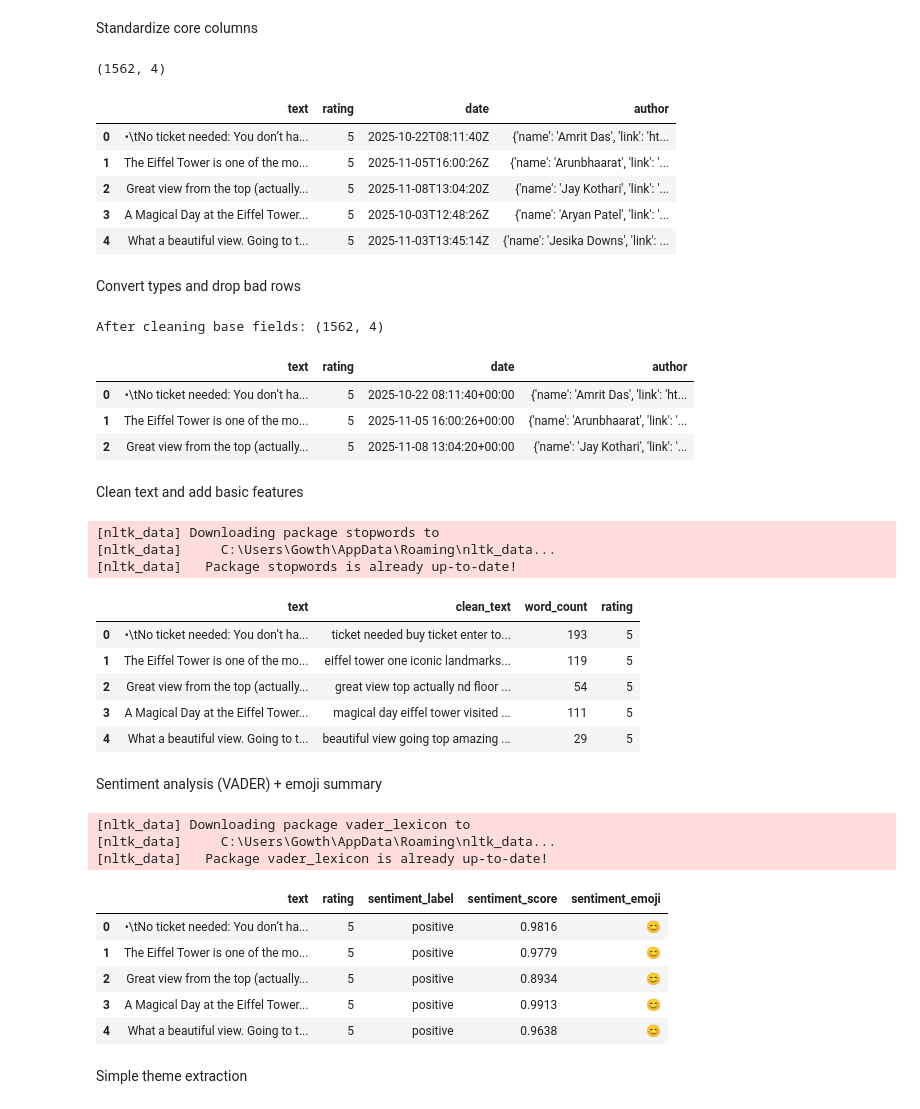
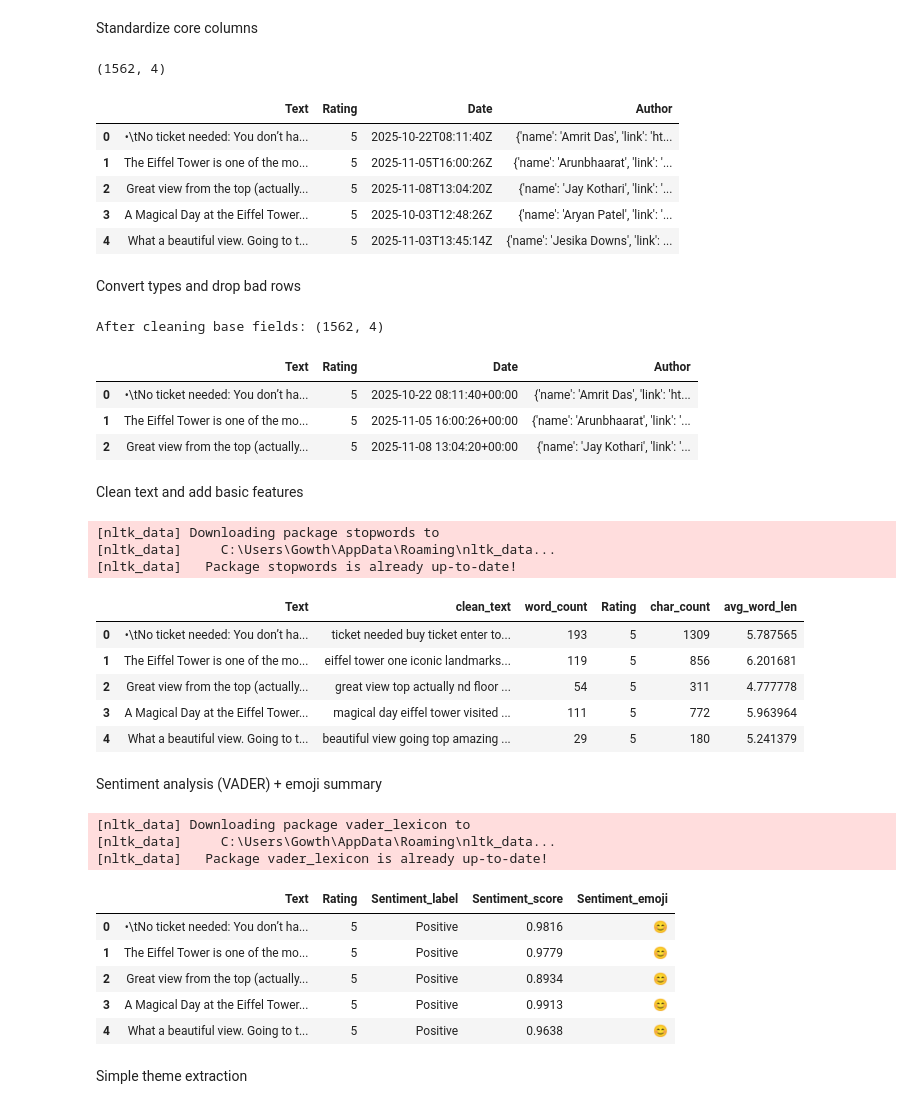
Before and after one commit to Gowthamr1225/Google_reviews-analyzing, a Jupyter notebook: BUSINESS REPUTATION & INSIGHTS ANALYZER.ipynb, the cells around one changed output. Cells and saved outputs as stored; diff of their text form; code cells hidden in the pictures.

```diff
--- a/BUSINESS REPUTATION & INSIGHTS ANALYZER.ipynb
+++ b/BUSINESS REPUTATION & INSIGHTS ANALYZER.ipynb
@@ -206,25 +219,25 @@ Name: count, dtype: int64
 # %% [markdown]
 Standardize core columns
 # %%
-# Map your actual column names here (adjust as per your file)
-COL_TEXT   = "snippet"         # or "text", "review_text", etc.
+# Map actual column names here (adjust as per your file)
+COL_TEXT   = "snippet"         # or "text", "review_text".
 COL_RATING = "rating"          # numeric rating 1-5
-COL_DATE   = "iso_date_of_last_edit"  # or "date", "review_date", etc.
+COL_DATE   = "iso_date_of_last_edit"  # or "date", "review_date".
 COL_AUTHOR = "user"            # optional
 
 # Build a working dataframe
 cols = {}
-if COL_TEXT in df_raw.columns:   cols["text"]   = df_raw[COL_TEXT].copy()
-if COL_RATING in df_raw.columns: cols["rating"] = df_raw[COL_RATING].copy()
-if COL_DATE in df_raw.columns:   cols["date"]   = df_raw[COL_DATE].copy()
-if COL_AUTHOR in df_raw.columns: cols["author"] = df_raw[COL_AUTHOR].copy()
+if COL_TEXT in df_raw.columns:   cols["Text"]   = df_raw[COL_TEXT].copy()
+if COL_RATING in df_raw.columns: cols["Rating"] = df_raw[COL_RATING].copy()
+if COL_DATE in df_raw.columns:   cols["Date"]   = df_raw[COL_DATE].copy()
+if COL_AUTHOR in df_raw.columns: cols["Author"] = df_raw[COL_AUTHOR].copy()
 
 df = pd.DataFrame(cols)
 print(df.shape)
 df.head()
 # %% [output]
 (1562, 4)
-|  | text | rating | date | author |
+|  | Text | Rating | Date | Author |
 | 0 | •\tNo ticket needed: You don’t ha... | 5 | 2025-10-22T08:11:40Z | {'name': 'Amrit Das', 'link': 'ht... |
 | 1 | The Eiffel Tower is one of the mo... | 5 | 2025-11-05T16:00:26Z | {'name': 'Arunbhaarat', 'link': '... |
 | 2 | Great view from the top (actually... | 5 | 2025-11-08T13:04:20Z | {'name': 'Jay Kothari', 'link': '... |
@@ -234,17 +247,17 @@ df.head()
 Convert types and drop bad rows
 # %%
 # Type conversions
-df["text"]   = df["text"].astype(str)
-df["rating"] = pd.to_numeric(df.get("rating"), errors="coerce")
-df["date"]   = pd.to_datetime(df.get("date"), errors="coerce", utc=True)
+df["Text"]   = df["Text"].astype(str)
+df["Rating"] = pd.to_numeric(df.get("Rating"), errors="coerce")
+df["Date"]   = pd.to_datetime(df.get("Date"), errors="coerce", utc=True)
 
 # Drop rows with no text or invalid rating
-df = df.dropna(subset=["text", "rating"]).reset_index(drop=True)
+df = df.dropna(subset=["Text", "Rating"]).reset_index(drop=True)
 print("After cleaning base fields:", df.shape)
 df.head(3)
 # %% [output]
 After cleaning base fields: (1562, 4)
-|  | text | rating | date | author |
+|  | Text | Rating | Date | Author |
 | 0 | •\tNo ticket needed: You don’t ha... | 5 | 2025-10-22 08:11:40+00:00 | {'name': 'Amrit Das', 'link': 'ht... |
 | 1 | The Eiffel Tower is one of the mo... | 5 | 2025-11-05 16:00:26+00:00 | {'name': 'Arunbhaarat', 'link': '... |
 | 2 | Great view from the top (actually... | 5 | 2025-11-08 13:04:20+00:00 | {'name': 'Jay Kothari', 'link': '... |
@@ -253,35 +266,35 @@ Clean text and add basic features
 # %%
 import re
 import nltk
 from nltk.corpus import stopwords
 
 nltk.download("stopwords")
 stop_words = set(stopwords.words("english"))
 
 def clean_text(s):
     s = s.lower()
     s = re.sub(r"http\S+|www\S+", " ", s)     # URLs
     s = re.sub(r"@\w+|#\w+", " ", s)          # mentions/hashtags
     s = re.sub(r"[^a-z\s]", " ", s)           # punctuation, digits
     tokens = [w for w in s.split() if w and w not in stop_words]
     return " ".join(tokens)
 
-df["clean_text"]   = df["text"].apply(clean_text)
+df["clean_text"]   = df["Text"].apply(clean_text)
 df["word_count"]   = df["clean_text"].apply(lambda x: len(x.split()))
 df["char_count"]   = df["clean_text"].apply(len)
 df["avg_word_len"] = df["clean_text"].apply(lambda x: (sum(len(w) for w in x.split())/len(x.split())) if x.split() else 0)
 
-df[["text","clean_text","word_count","rating"]].head(5)
+df[["Text","clean_text","word_count","Rating","char_count","avg_word_len"]].head(5)
 # %% [output]
 [nltk_data] Downloading package stopwords to
 [nltk_data]     C:\Users\Gowth\AppData\Roaming\nltk_data...
 [nltk_data]   Package stopwords is already up-to-date!
-|  | text | clean_text | word_count | rating |
-| 0 | •\tNo ticket needed: You don’t ha... | ticket needed buy ticket enter to... | 193 | 5 |
-| 1 | The Eiffel Tower is one of the mo... | eiffel tower one iconic landmarks... | 119 | 5 |
-| 2 | Great view from the top (actually... | great view top actually nd floor ... | 54 | 5 |
-| 3 | A Magical Day at the Eiffel Tower... | magical day eiffel tower visited ... | 111 | 5 |
-| 4 | What a beautiful view. Going to t... | beautiful view going top amazing ... | 29 | 5 |
+|  | Text | clean_text | word_count | Rating | char_count | avg_word_len |
+| 0 | •\tNo ticket needed: You don’t ha... | ticket needed buy ticket enter to... | 193 | 5 | 1309 | 5.787565 |
+| 1 | The Eiffel Tower is one of the mo... | eiffel tower one iconic landmarks... | 119 | 5 | 856 | 6.201681 |
+| 2 | Great view from the top (actually... | great view top actually nd floor ... | 54 | 5 | 311 | 4.777778 |
+| 3 | A Magical Day at the Eiffel Tower... | magical day eiffel tower visited ... | 111 | 5 | 772 | 5.963964 |
+| 4 | What a beautiful view. Going to t... | beautiful view going top amazing ... | 29 | 5 | 180 | 5.241379 |
 # %% [markdown]
 Sentiment analysis (VADER) + emoji summary
 # %%
@@ -289,9 +302,9 @@ from nltk.sentiment.vader import SentimentIntensityAnalyzer
 nltk.download("vader_lexicon")
 sid = SentimentIntensityAnalyzer()
 
-df["sentiment_score"] = df["clean_text"].apply(lambda x: sid.polarity_scores(x)["compound"])
-df["sentiment_label"] = df["sentiment_score"].apply(
-    lambda s: "positive" if s > 0.05 else ("negative" if s < -0.05 else "neutral")
+df["Sentiment_score"] = df["clean_text"].apply(lambda x: sid.polarity_scores(x)["compound"])
+df["Sentiment_label"] = df["Sentiment_score"].apply(
+    lambda s: "Positive" if s > 0.05 else ("Negative" if s < -0.05 else "Neutral")
 )
 
 def sentiment_emoji(score):
@@ -301,18 +314,18 @@ def sentiment_emoji(score):
     if score < -0.05: return "😕"
     return "😐"
 
-df["sentiment_emoji"] = df["sentiment_score"].apply(sentiment_emoji)
-df[["text","rating","sentiment_label","sentiment_score","sentiment_emoji"]].head(5)
+df["Sentiment_emoji"] = df["Sentiment_score"].apply(sentiment_emoji)
+df[["Text","Rating","Sentiment_label","Sentiment_score","Sentiment_emoji"]].head(5)
 # %% [output]
 [nltk_data] Downloading package vader_lexicon to
 [nltk_data]     C:\Users\Gowth\AppData\Roaming\nltk_data...
 [nltk_data]   Package vader_lexicon is already up-to-date!
-|  | text | rating | sentiment_label | sentiment_score | sentiment_emoji |
-| 0 | •\tNo ticket needed: You don’t ha... | 5 | positive | 0.9816 | 😊 |
-| 1 | The Eiffel Tower is one of the mo... | 5 | positive | 0.9779 | 😊 |
-| 2 | Great view from the top (actually... | 5 | positive | 0.8934 | 😊 |
-| 3 | A Magical Day at the Eiffel Tower... | 5 | positive | 0.9913 | 😊 |
-| 4 | What a beautiful view. Going to t... | 5 | positive | 0.9638 | 😊 |
+|  | Text | Rating | Sentiment_label | Sentiment_score | Sentiment_emoji |
+| 0 | •\tNo ticket needed: You don’t ha... | 5 | Positive | 0.9816 | 😊 |
+| 1 | The Eiffel Tower is one of the mo... | 5 | Positive | 0.9779 | 😊 |
+| 2 | Great view from the top (actually... | 5 | Positive | 0.8934 | 😊 |
+| 3 | A Magical Day at the Eiffel Tower... | 5 | Positive | 0.9913 | 😊 |
+| 4 | What a beautiful view. Going to t... | 5 | Positive | 0.9638 | 😊 |
 # %% [markdown]
 Simple theme extraction
 # %%
```
Also changed, not shown: parts of 10 cells of this notebook, 2 other files.
